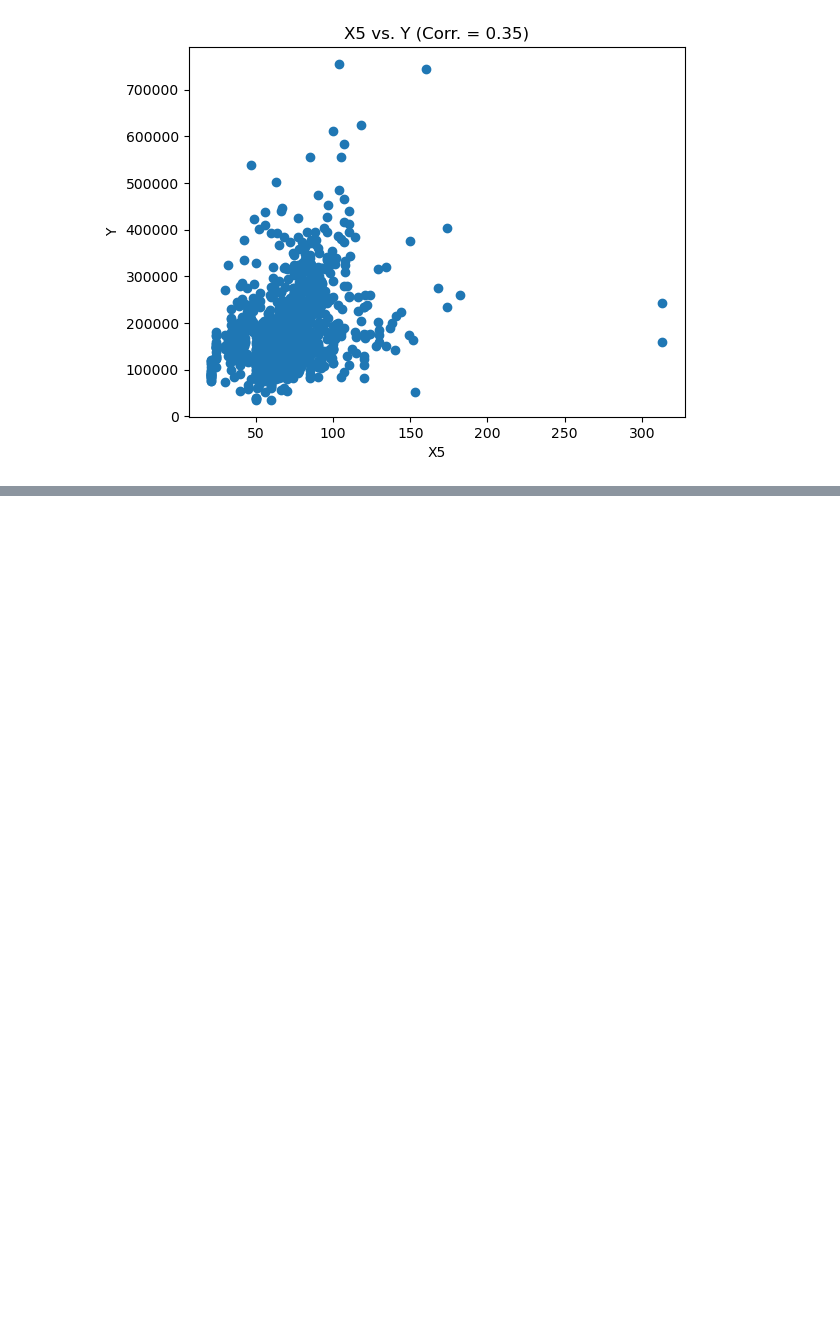
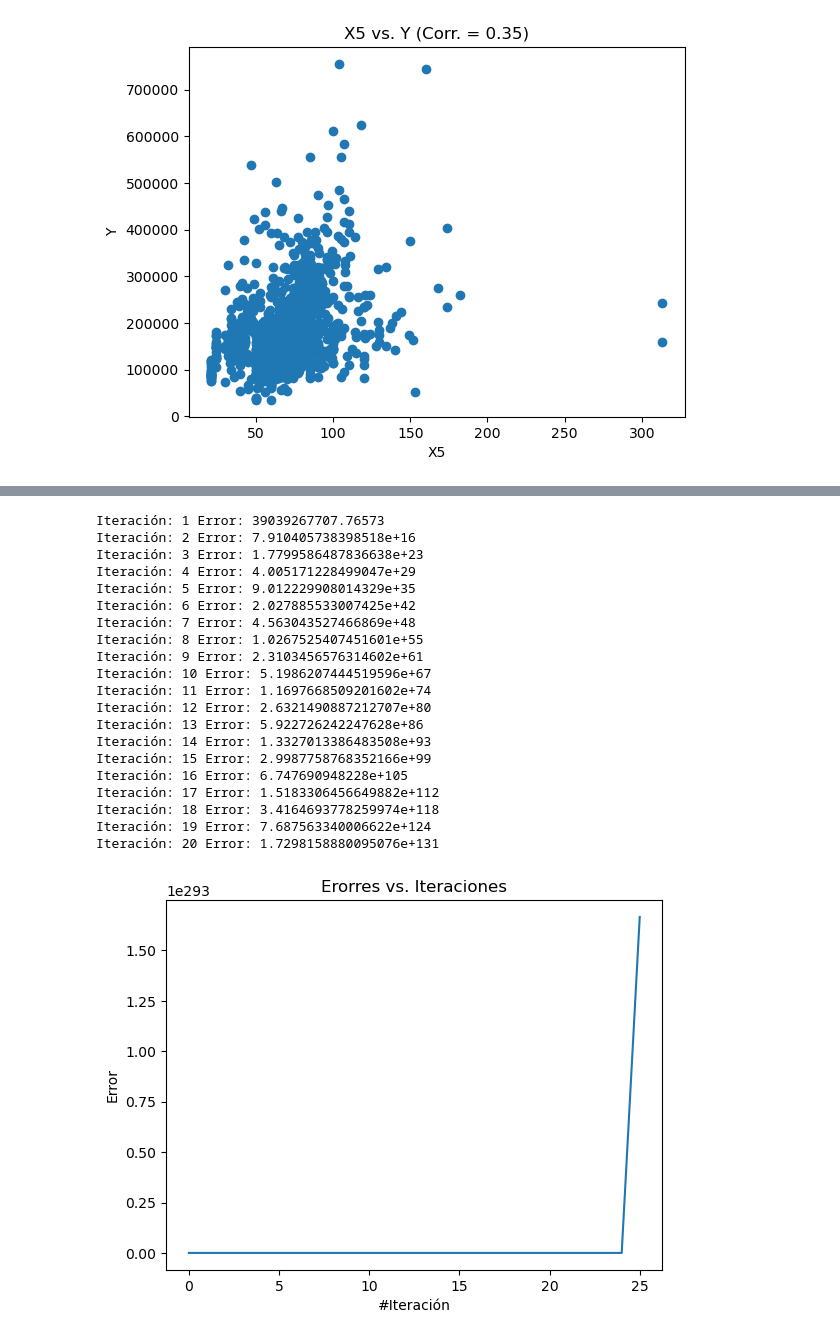
Before and after one commit to fernandosagastume/Proyecto1-DataSciencePy, a Jupyter notebook: src_code.ipynb, the cells around one changed output, grey strips where cells are left out. Saved outputs shown, nothing was run; the diff lists cells and outputs as text; code cells hidden in the pictures; blank space fills up the shorter version.

```diff
--- a/src_code.ipynb
+++ b/src_code.ipynb
@@ -110,0 +295,33 @@ for j in range(N):
+# %%
+# Se setean los parámetros para las iteraciones de X2
+epochs_1 = 20
+print_errors_1 = 1
+learning_rate_1 = 0.001
+n_plot_modelos_1 = 5
+# %%
+# Se realiza el entrenamiento con X2
+RL_X2.entrenar(X2_INDEP, Y_DEP, epochs_1, print_errors_1, learning_rate_1)
+RL_X2.plot_errores()
+#RL_X1.plot_modelos(n_plot_modelos_1, X2_INDEP, Y_DEP)
+# %% [output]
+Iteración: 1 Error: 39039267707.76573
+Iteración: 2 Error: 7.910405738398518e+16
+Iteración: 3 Error: 1.7799586487836638e+23
+Iteración: 4 Error: 4.005171228499047e+29
+Iteración: 5 Error: 9.012229908014329e+35
+Iteración: 6 Error: 2.027885533007425e+42
+Iteración: 7 Error: 4.563043527466869e+48
+Iteración: 8 Error: 1.0267525407451601e+55
+Iteración: 9 Error: 2.3103456576314602e+61
+Iteración: 10 Error: 5.1986207444519596e+67
+Iteración: 11 Error: 1.1697668509201602e+74
+Iteración: 12 Error: 2.6321490887212707e+80
+Iteración: 13 Error: 5.922726242247628e+86
+Iteración: 14 Error: 1.3327013386483508e+93
+Iteración: 15 Error: 2.9987758768352166e+99
+Iteración: 16 Error: 6.747690948228e+105
+Iteración: 17 Error: 1.5183306456649882e+112
+Iteración: 18 Error: 3.4164693778259974e+118
+Iteración: 19 Error: 7.687563340006622e+124
+Iteración: 20 Error: 1.7298158880095076e+131
+[figure, added]
```
Also changed, not shown: parts of 13 cells of this notebook.
